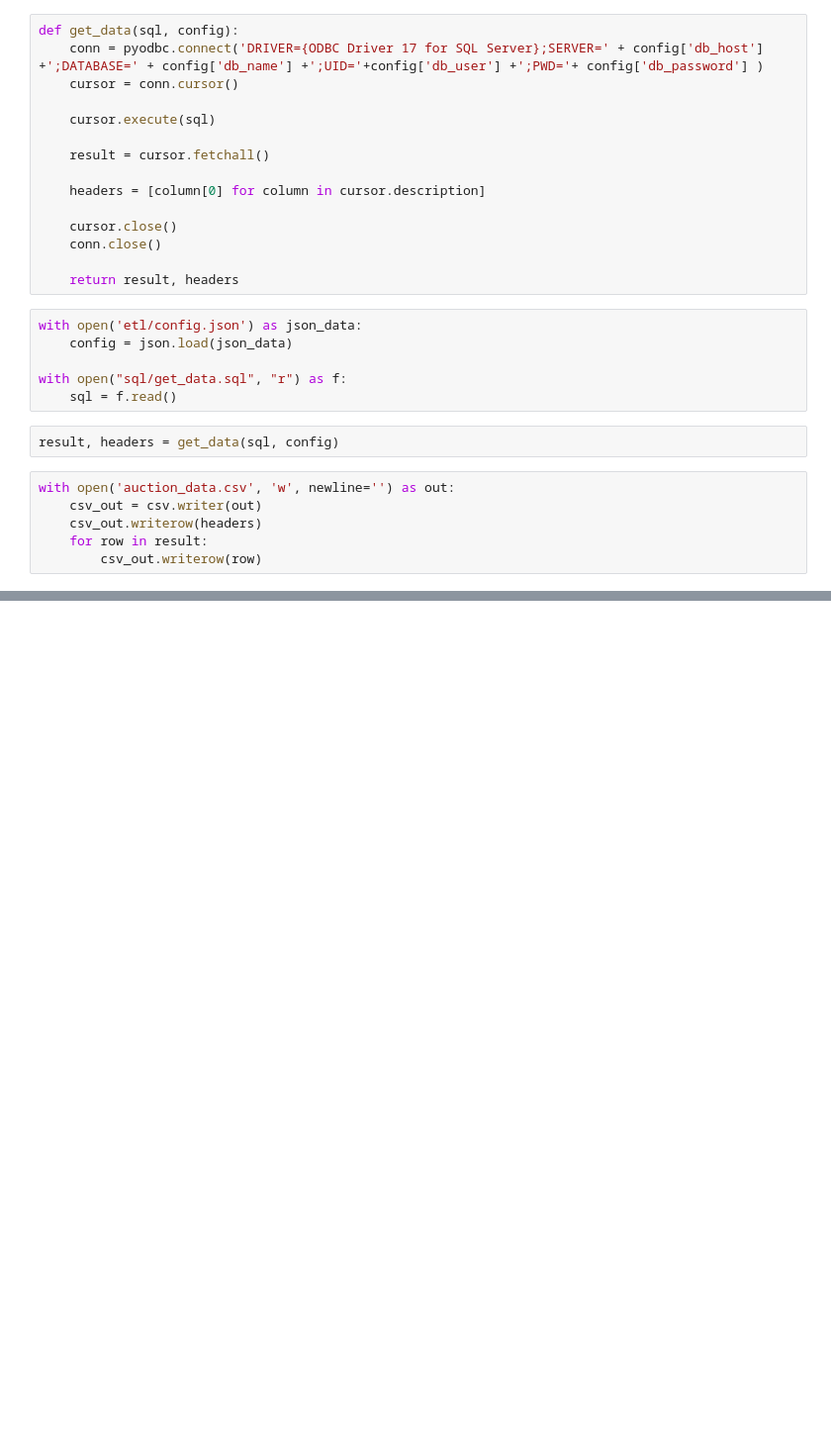
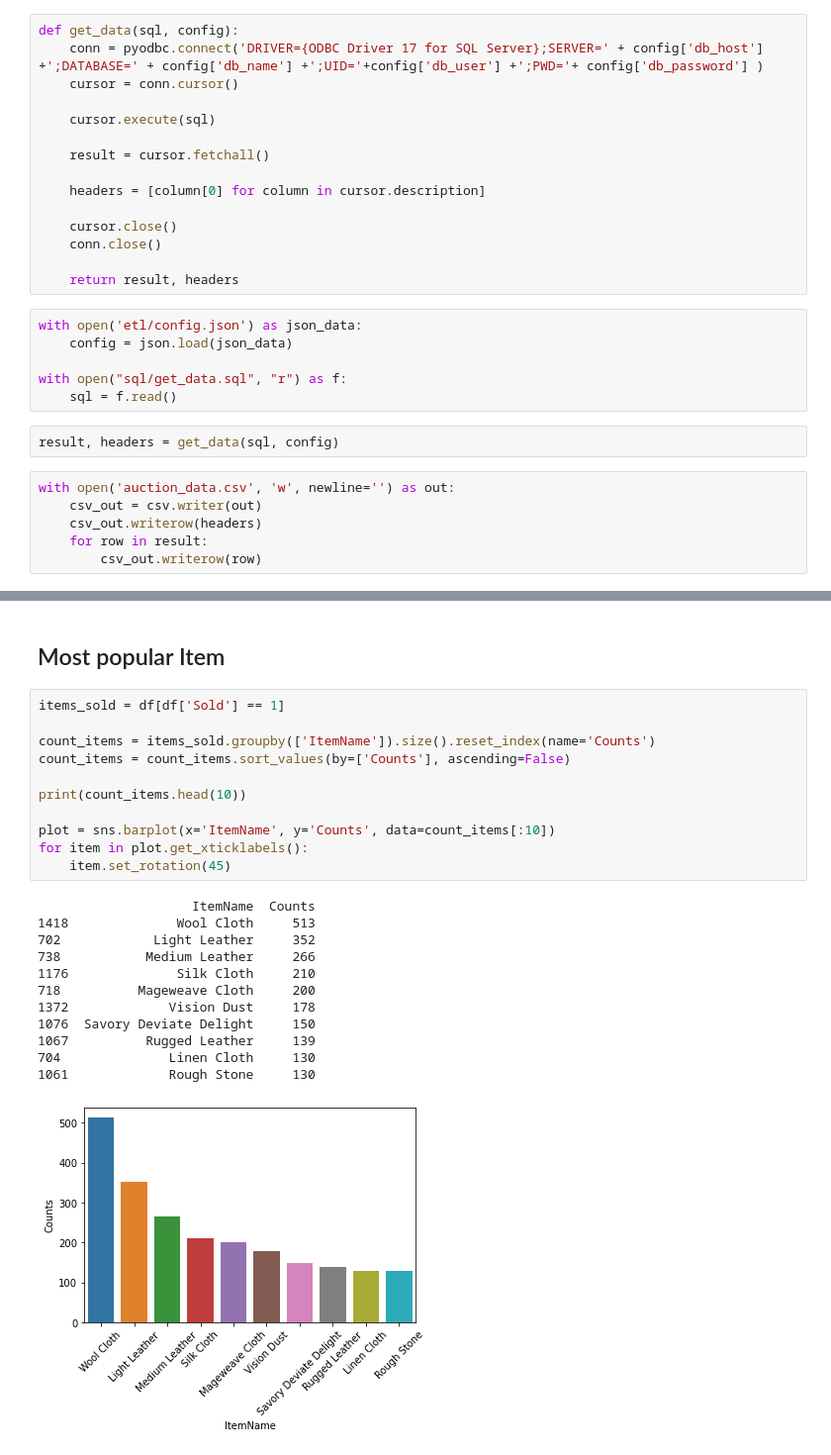
Before and after one commit to AngelUrq/AuctionClassicDS, a Jupyter notebook: Notebook.ipynb, the cells around one changed output, grey strips where cells are left out. Shown: that part at 99% size. Cells and saved outputs as stored; diff of their text form; blank space fills up the shorter version.

```diff
--- a/Notebook.ipynb
+++ b/Notebook.ipynb
@@ -40,0 +145,26 @@ with open('auction_data.csv', 'w', newline='') as out:
+# %% [markdown]
+## Most popular Item
+# %%
+items_sold = df[df['Sold'] == 1]
+
+count_items = items_sold.groupby(['ItemName']).size().reset_index(name='Counts')
+count_items = count_items.sort_values(by=['Counts'], ascending=False)
+
+print(count_items.head(10))
+
+plot = sns.barplot(x='ItemName', y='Counts', data=count_items[:10])
+for item in plot.get_xticklabels():
+    item.set_rotation(45)
+# %% [output]
+                    ItemName  Counts
+1418              Wool Cloth     513
+702            Light Leather     352
+738           Medium Leather     266
+1176              Silk Cloth     210
+718          Mageweave Cloth     200
+1372             Vision Dust     178
+1076  Savory Deviate Delight     150
+1067          Rugged Leather     139
+704              Linen Cloth     130
+1061             Rough Stone     130
+[figure, added]
```
Also changed, not shown: parts of 24 cells of this notebook, 2 other files.
